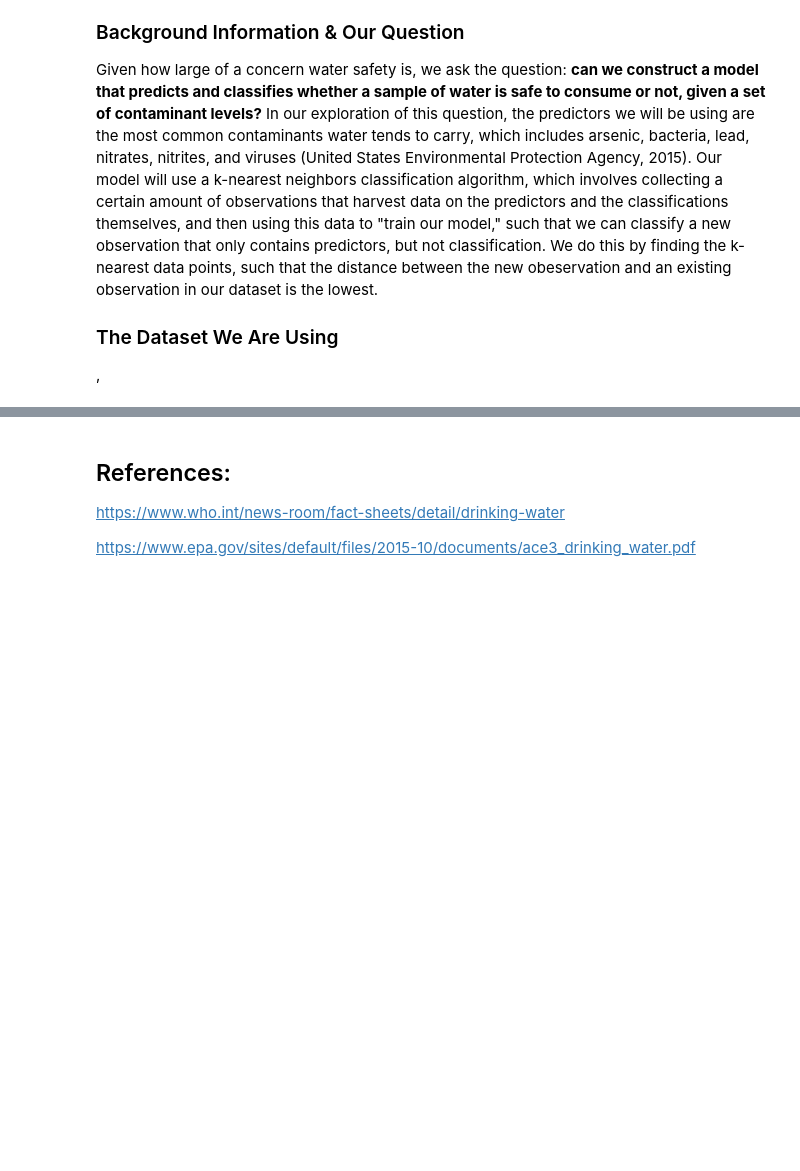
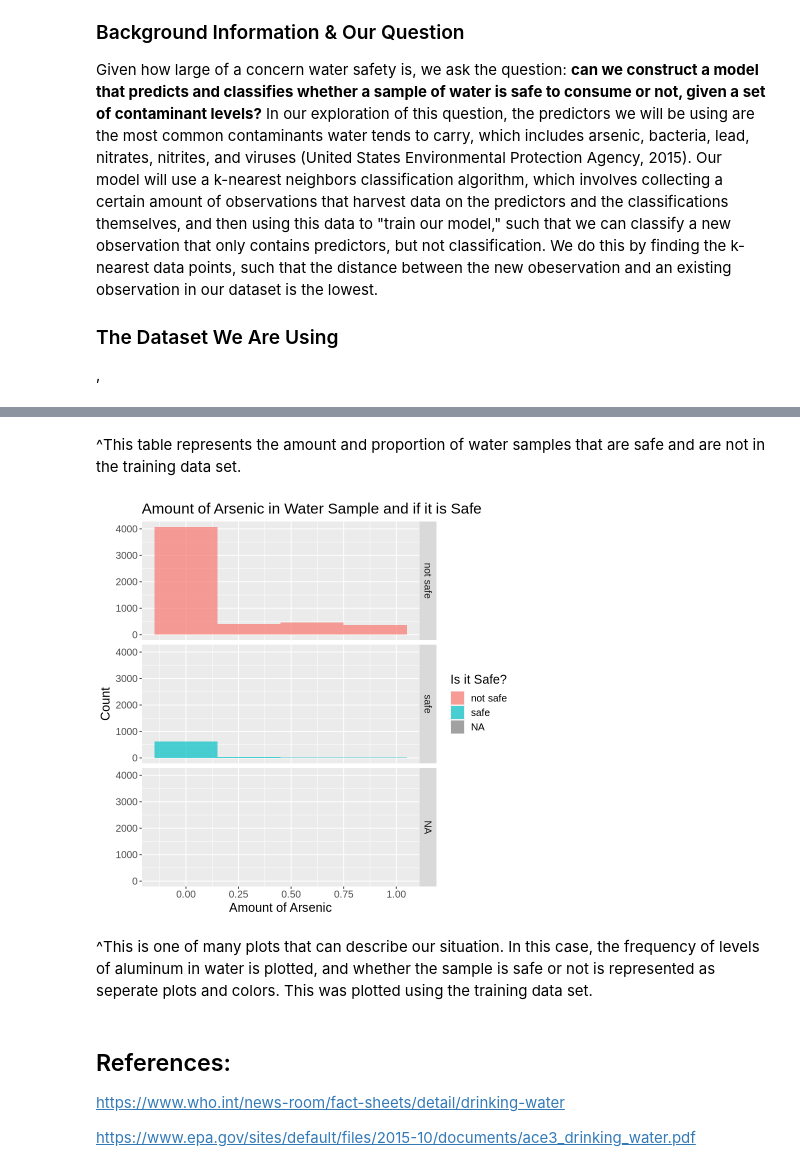
Before and after one commit to zayan-sheikh/DSCI-G13-Project, a Jupyter notebook: proj.ipynb, the cells around one changed output, grey strips where cells are left out. Drawn from its saved outputs; the diff is of its cells as text; code cells hidden in the pictures; blank space fills up the shorter version.

```diff
--- a/proj.ipynb
+++ b/proj.ipynb
@@ -61,0 +55,4 @@ A tibble: 7999 × 7
+# %%
+water_split <- initial_split(raw_data, prop = 0.75, strata = is_safe)
+water_train <- training(water_split)
+water_test <- testing(water_split)
@@ -62,3 +72,18 @@ A tibble: 7999 × 7
+# %% [markdown]
+^This table represents the amount and proportion of water samples that are safe and are not in the training data set.
+# %%
+water_train_plot <- water_train |>
+    ggplot(aes(x = arsenic, fill = is_safe)) +
+    geom_histogram(alpha = 0.7, position = 'identity', binwidth = 0.3) +
+    facet_grid(rows = vars(is_safe)) +
+    labs(x = 'Amount of Arsenic', y = 'Count', fill = 'Is it Safe?') +
+    theme(text = element_text(size = 15)) +
+    ggtitle('Amount of Arsenic in Water Sample and if it is Safe')
+water_train_plot
+# %% [output]
+[figure, added]
+# %% [markdown]
+^This is one of many plots that can describe our situation. In this case, the frequency of levels of aluminum in water is plotted, and whether the sample is safe or not is represented as seperate plots and colors. This was plotted using the training data set.
 # %% [markdown]
 ## References: ##
 
```
Also changed, not shown: parts of 3 cells of this notebook.
